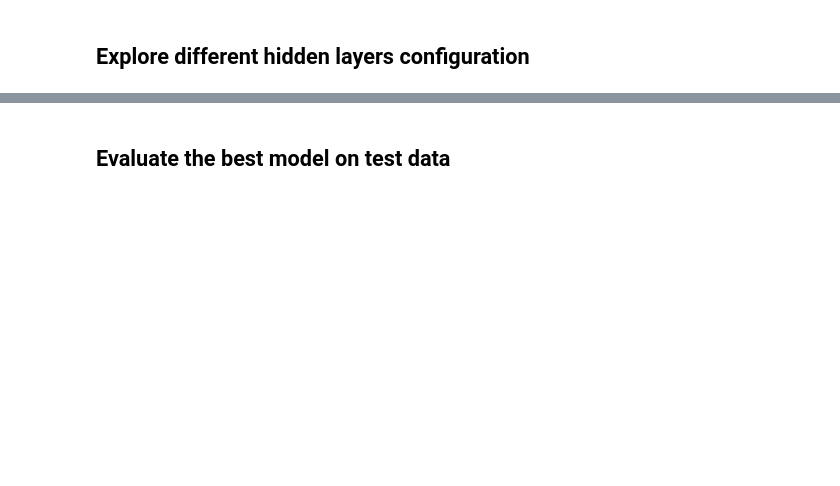
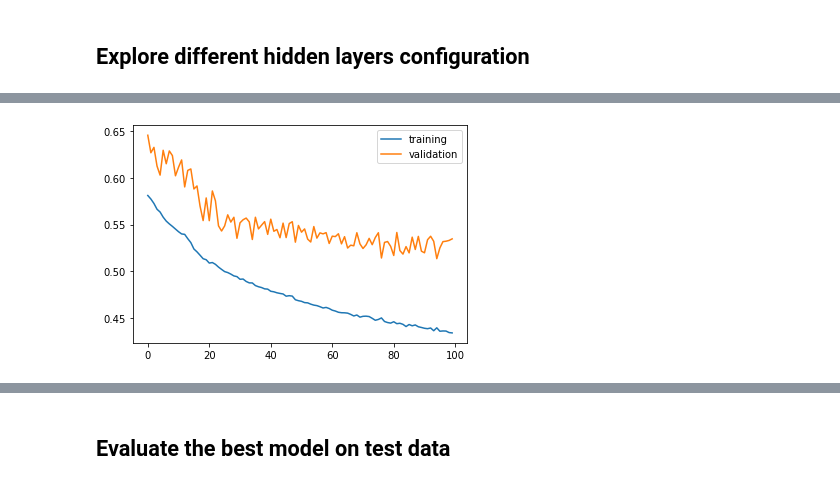
Before and after one commit to GuangyanCai/CS273A-Project, a Jupyter notebook: neural_network.ipynb, the cells around one changed output, grey strips where cells are left out. Cells and saved outputs as stored; diff of their text form; code cells hidden in the pictures; blank space fills up the shorter version.

```diff
--- a/neural_network.ipynb
+++ b/neural_network.ipynb
@@ -117,0 +117,4 @@ print(f'[Info] average validation loss: {mean_loss_valid}')
+# %%
+config['hidden_layers'] = [512]
+loss_valid = cross_validation(x_train_resampled, y_train_resampled, x_valid, y_valid, config)
+# %% [output]
@@ -117,0 +123 @@ print(f'[Info] average validation loss: {mean_loss_valid}')
+[figure, added]
```
Also changed, not shown: parts of 29 cells of this notebook, 1 other file.
